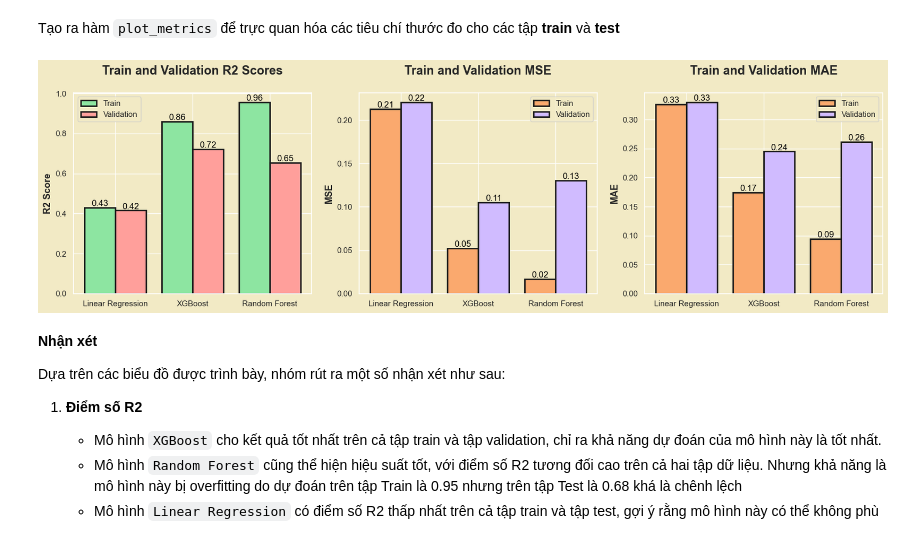
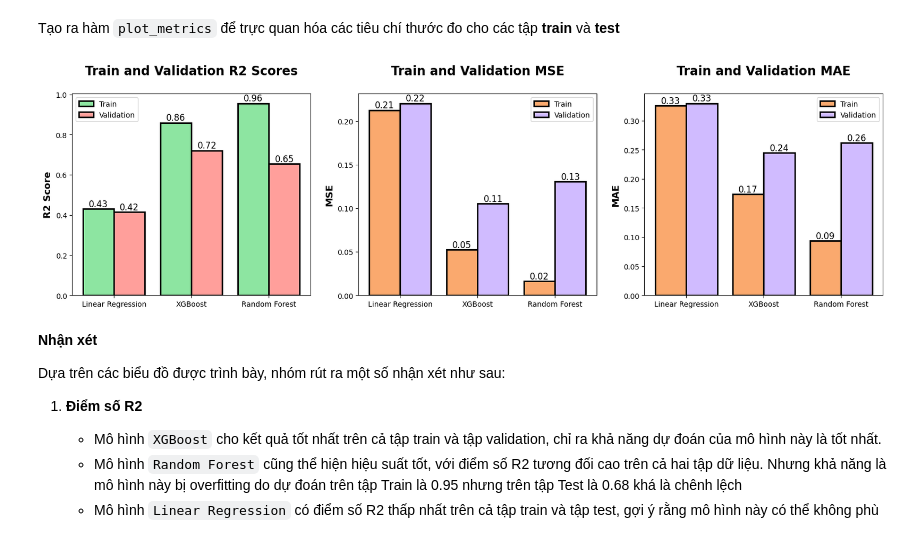
Before and after one commit to hahuy2004/FinalProject_IntroductionDS, a Jupyter notebook: Final_Project/source/data_modeling_regression_manga_scores.ipynb, the cells around one changed output. Cells and saved outputs as stored; diff of their text form; code cells hidden in the pictures.

```diff
--- a/Final_Project/source/data_modeling_regression_manga_scores.ipynb
+++ b/Final_Project/source/data_modeling_regression_manga_scores.ipynb
@@ -440,7 +440,6 @@ def plot_metrics(evaluation):
     validation_mae = [evaluation[category]['Validation']['MAE'] for category in categories]
 
     indices = np.arange(len(categories))
-    sns.set(rc={"axes.facecolor":"#F2EAC5","figure.facecolor":"#F2EAC5"})
     fig, ax = plt.subplots(1, 3, figsize=(20, 5))
 
     bars1_train = ax[0].bar(indices - 0.2, train_r2, width=0.4, label='Train', color='#8de5a1', linewidth=2, edgecolor='k')
@@ -454,34 +453,34 @@ def plot_metrics(evaluation):
     ax[0].bar_label(bars1_validation, fmt='%.2f', fontsize=12, color='black')
 
     # Bar chart for MSE
     bars2_train = ax[1].bar(indices - 0.2, train_mse, width=0.4, label='Train', color='#faa96e', linewidth=2, edgecolor='k')
     bars2_validation = ax[1].bar(indices + 0.2, validation_mse, width=0.4, label='Validation', color='#d0bbff',  linewidth=2, edgecolor='k')
     ax[1].set_xticks(indices)
     ax[1].set_ylabel('MSE', fontsize=13, weight='bold')
     ax[1].set_xticklabels(categories)
     ax[1].set_title('Train and Validation MSE\n', fontsize=17, weight ='bold')
     ax[1].legend()
 
     ax[1].bar_label(bars2_train, fmt='%.2f', fontsize=12, color='black')
     ax[1].bar_label(bars2_validation, fmt='%.2f', fontsize=12, color='black')
 
     # Bart chart for MAE
     bars3_train = ax[2].bar(indices - 0.2, train_mae, width=0.4, label='Train', color='#faa96e', linewidth=2, edgecolor='k')
     bars3_validation = ax[2].bar(indices + 0.2, validation_mae, width=0.4, label='Validation', color='#d0bbff', linewidth=2, edgecolor='k')
     ax[2].set_ylabel('MAE', fontsize=13, weight='bold')
     ax[2].set_xticks(indices)
     ax[2].set_xticklabels(categories)
     ax[2].set_title('Train and Validation MAE\n', fontsize=17, weight ='bold')
     ax[2].legend()
 
     ax[2].bar_label(bars3_train, fmt='%.2f', fontsize=12, color='black')
     ax[2].bar_label(bars3_validation, fmt='%.2f', fontsize=12, color='black')
     plt.savefig("train_and_validation.svg", format='svg', bbox_inches='tight', transparent=True)
     plt.show()
 
 plot_metrics(evaluation_models)
 # %% [output]
-[figure, old version]
+[figure, new version]
 # %% [markdown]
 **Nhận xét**
 
```
Also changed, not shown: parts of 4 cells of this notebook, 4 other files.
